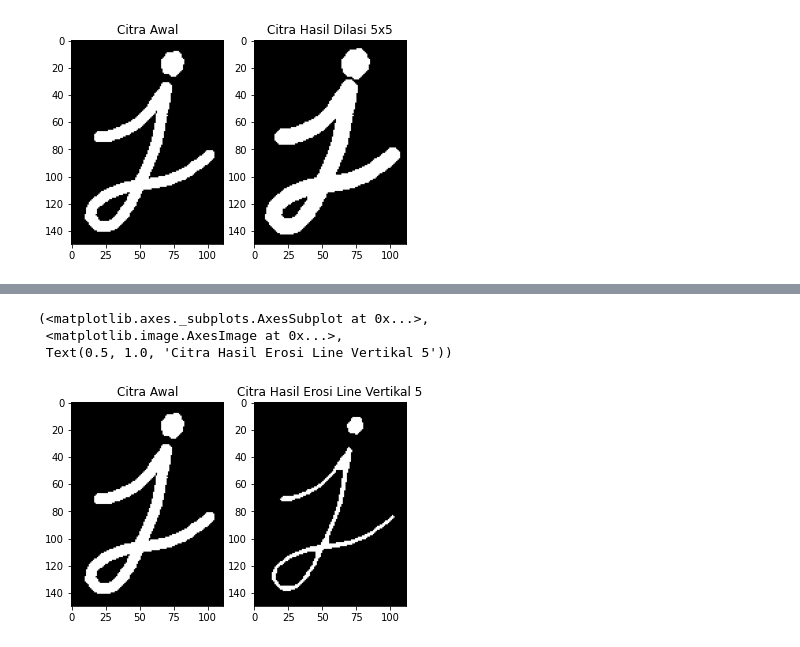
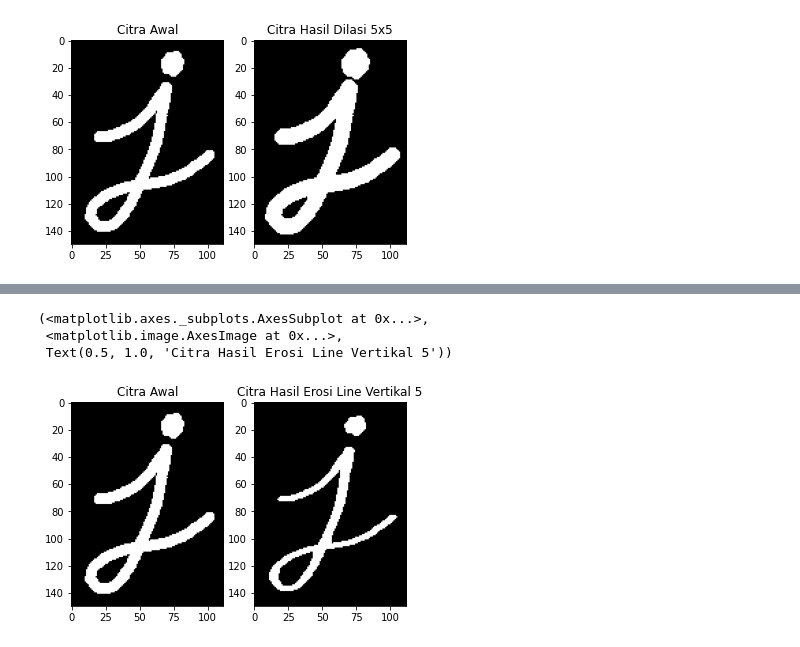
Before and after one commit to minggarputra24/PCVK_Genap_2021, a Jupyter notebook: Week9.ipynb, the cells around one changed output, grey strips where cells are left out. Drawn from its saved outputs; the diff is of its cells as text; code cells hidden in the pictures.

```diff
--- a/Week9.ipynb
+++ b/Week9.ipynb
@@ -200,13 +200,12 @@ plt.subplot(122), plt.imshow(erosion), plt.title('Citra Hasil Erosi Line Vertika
 # %%
 #NOMOR 12
 #SE = Line Vertikal 5
-kernel = np.ones((5,1), np.uint8)
-cross3 = cv.morphologyEx(img, cv.MORPH_ERODE, kernel)
-
+kernel = np.ones((5,1),np.uint8)
+erosion = cv.morphologyEx(img, cv.MORPH_ERODE, kernel)
 plt.subplot(121), plt.imshow(img), plt.title('Citra Awal')
 plt.subplot(122), plt.imshow(erosion), plt.title('Citra Hasil Erosi Line Vertikal 5')
 # %% [output]
 (<matplotlib.axes._subplots.AxesSubplot at 0x...>,
  <matplotlib.image.AxesImage at 0x...>,
  Text(0.5, 1.0, 'Citra Hasil Erosi Line Vertikal 5'))
-[figure, old version]
+[figure, new version]
```
Also changed, not shown: parts of 6 cells of this notebook.
